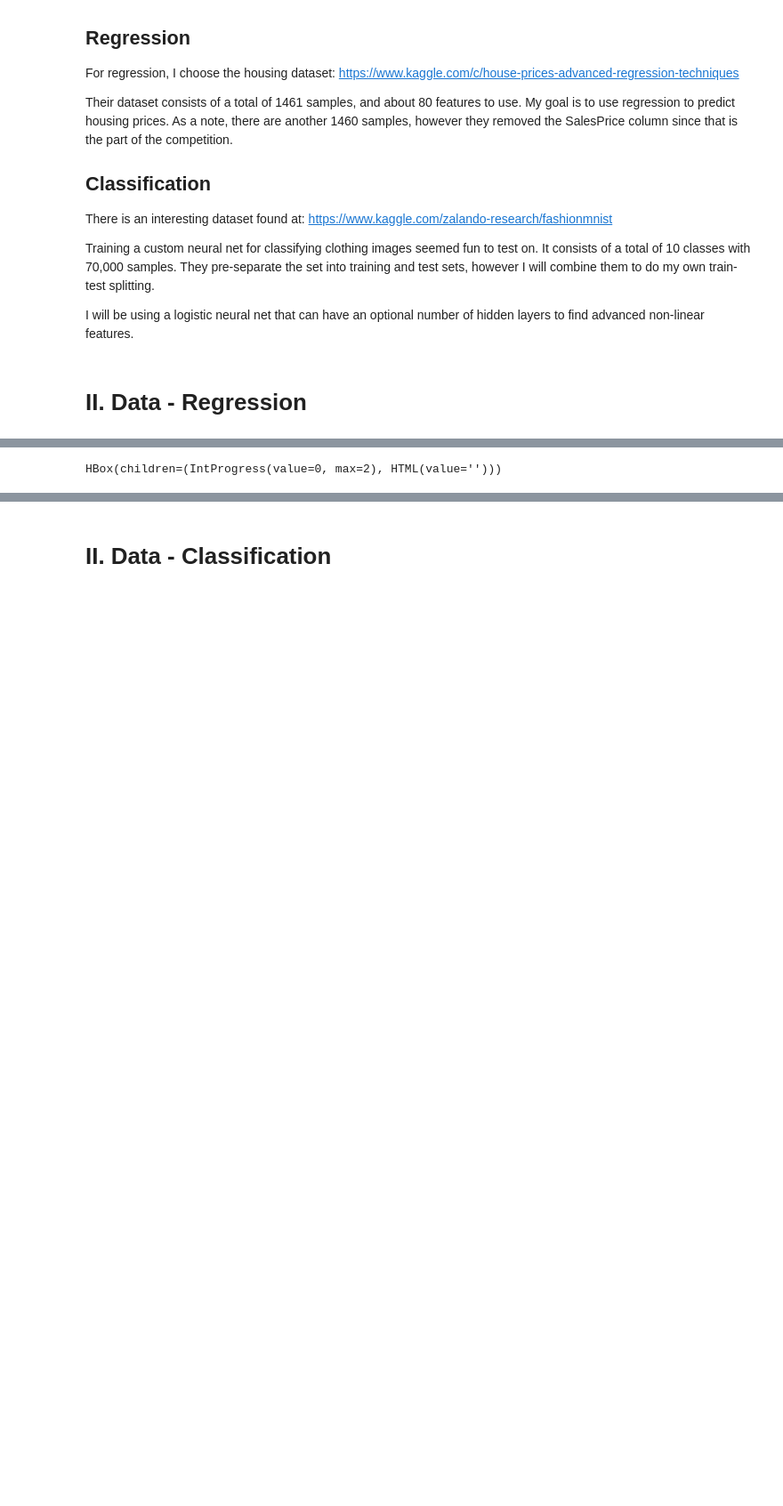
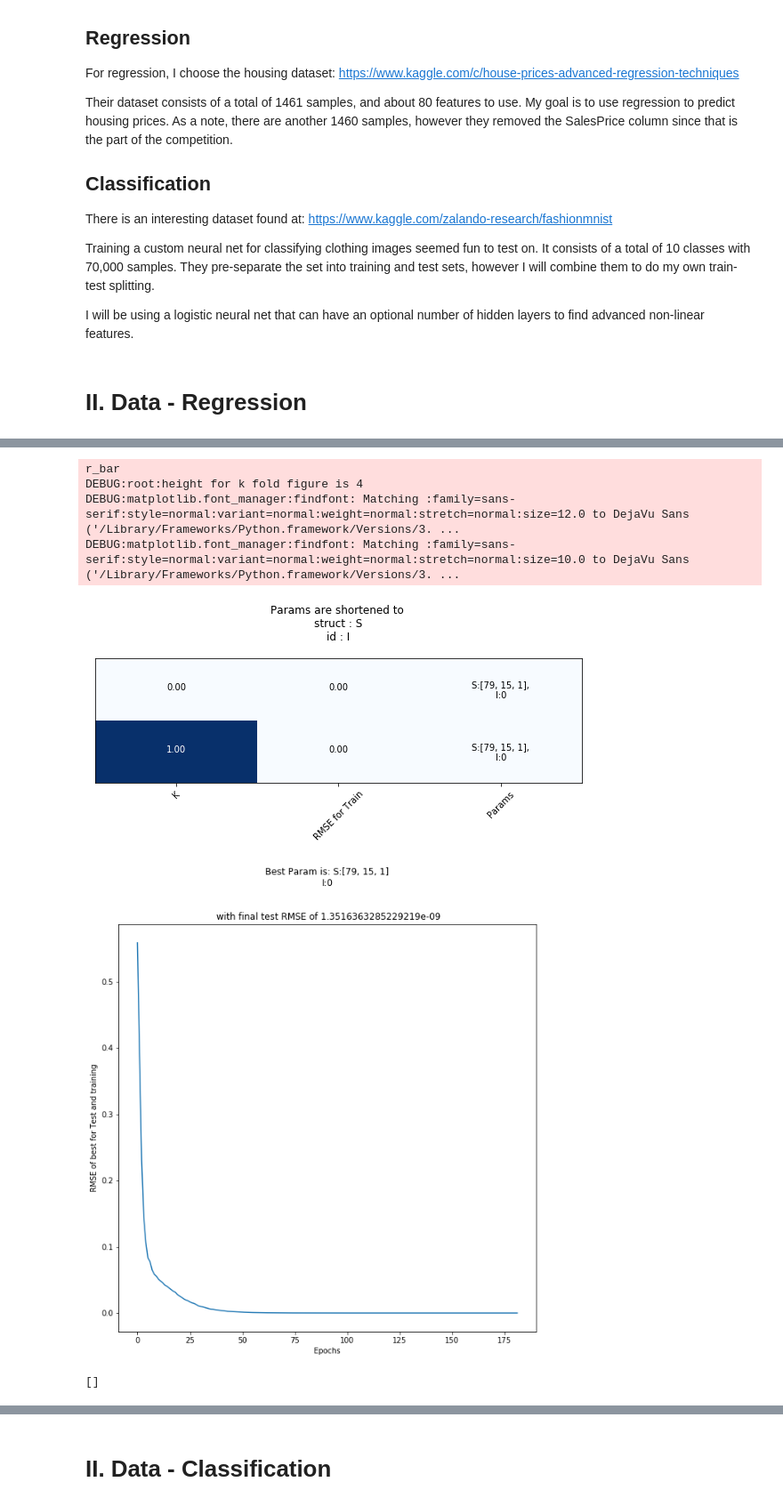
Before and after one commit to josiahls/MachineLearning, a Jupyter notebook: src/ITCS6156MachineLearningCourse/josiah_laivins_assignment_4/josiah_laivins_Assign4.ipynb, the cells around one changed output, grey strips where cells are left out. Shown at 89% size. Drawn from its saved outputs; the diff is of its cells as text; code cells hidden in the pictures; blank space fills up the shorter version.

```diff
--- a/src/ITCS6156MachineLearningCourse/josiah_laivins_assignment_4/josiah_laivins_Assign4.ipynb
+++ b/src/ITCS6156MachineLearningCourse/josiah_laivins_assignment_4/josiah_laivins_Assign4.ipynb
@@ -108,31 +109,38 @@ import copy
 top = 2
 
 best_indices = np.array([_[-1] for _ in rmse_train_per_iter]).argsort()[:top]
 copy_best_param_per_iter = copy.deepcopy([best_param_per_iter[i] for i in best_indices])
 _, counts = np.unique([p['id'] for p in copy_best_param_per_iter], return_counts=True)
 
 best_iter = best_indices[counts.argmax()]
 
 # Copy the params because I dont want to accidentally reset them...
 copy_rmse_train = rmse_train_per_iter[best_iter]
 
 """ Plot the test and train RMSE """
 plt.figure(figsize=(10,10))
 plt.subplot(1,1,1)
 plt.plot(copy_rmse_train)
 plt.title(f'Best Param is: {get_formatted_params(best_param_per_iter[best_iter], include_values=True)} \n\n with final'+
           f' test RMSE of {copy_rmse_train[-1]}')
 plt.xlabel('Epochs')
 plt.ylabel('RMSE of best for Test and training')
 plt.show()
 
 """ Show the full model performance on test data """
 prediction_y = nn.use(X_test)
 plt.figure(figsize=(15,5))
 plt.plot(range(len(X_test)), y_test, 'o-', range(len(X_test)), prediction_y, 'o-')
 plt.xlim(0, int(len(X_test)/2))
 plt.legend(('Testing', 'Model'), loc='upper left')
 plt.xlabel('$x$')
 plt.ylabel('Actual and Predicted $f(x)$')
+plt.plot()
 # %% [output]
-HBox(children=(IntProgress(value=0, max=2), HTML(value='')))
+r_bar
+DEBUG:root:height for k fold figure is 4
+DEBUG:matplotlib.font_manager:findfont: Matching :family=sans-serif:style=normal:variant=normal:weight=normal:stretch=normal:size=12.0 to DejaVu Sans ('/Library/Frameworks/Python.framework/Versions/3. ...
+DEBUG:matplotlib.font_manager:findfont: Matching :family=sans-serif:style=normal:variant=normal:weight=normal:stretch=normal:size=10.0 to DejaVu Sans ('/Library/Frameworks/Python.framework/Versions/3. ...
+[figure, added]
+[figure, added]
+[]
```
Also changed, not shown: parts of 9 cells of this notebook, 7 other files.
